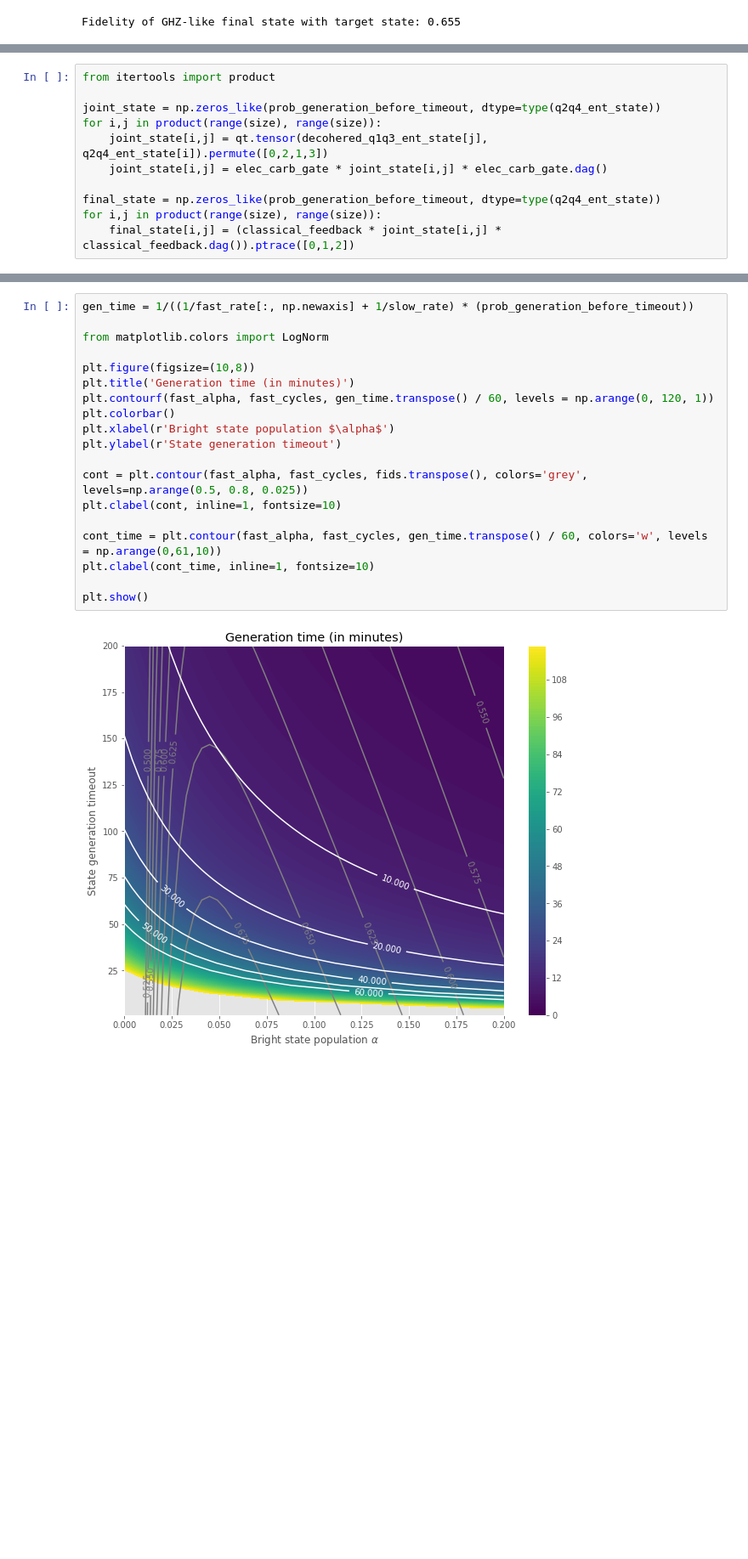
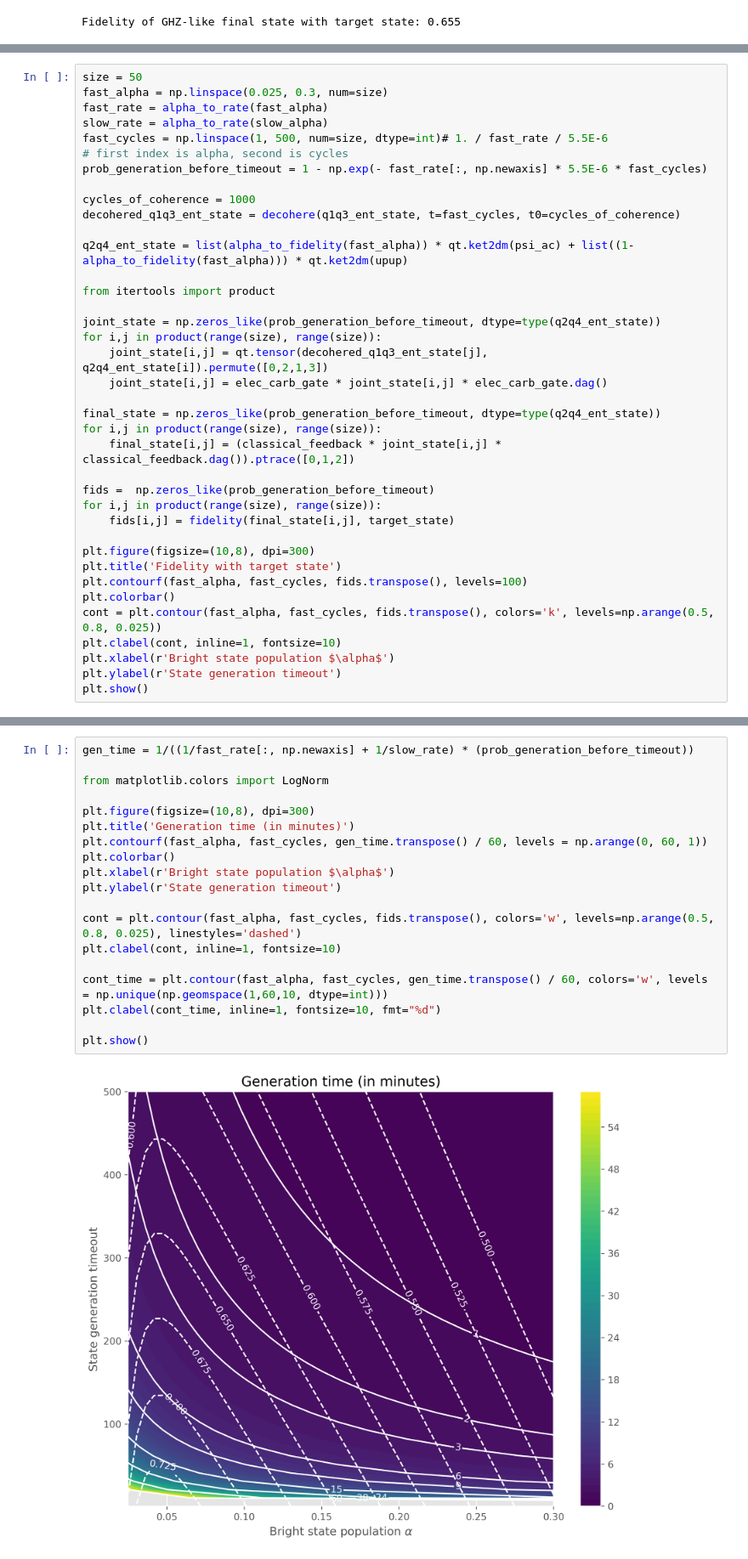
Before and after one commit to matpompili/go-nogo, a Jupyter notebook: Proposal.ipynb, the cells around one changed output, grey strips where cells are left out. Shown at 85% size. Saved outputs shown, nothing was run; the diff lists cells and outputs as text; blank space fills up the shorter version.

```diff
--- a/Proposal.ipynb
+++ b/Proposal.ipynb
@@ -259,4 +248,17 @@ q2q4_ent_state = list(alpha_to_fidelity(fast_alpha)) * qt.ket2dm(psi_ac) + list(
 # %%
+size = 50
+fast_alpha = np.linspace(0.025, 0.3, num=size)
+fast_rate = alpha_to_rate(fast_alpha)
+slow_rate = alpha_to_rate(slow_alpha)
+fast_cycles = np.linspace(1, 500, num=size, dtype=int)# 1. / fast_rate / 5.5E-6
+# first index is alpha, second is cycles
+prob_generation_before_timeout = 1 - np.exp(- fast_rate[:, np.newaxis] * 5.5E-6 * fast_cycles)
+
+cycles_of_coherence = 1000
+decohered_q1q3_ent_state = decohere(q1q3_ent_state, t=fast_cycles, t0=cycles_of_coherence)
+
+q2q4_ent_state = list(alpha_to_fidelity(fast_alpha)) * qt.ket2dm(psi_ac) + list((1- alpha_to_fidelity(fast_alpha))) * qt.ket2dm(upup)
+
 from itertools import product
 
 joint_state = np.zeros_like(prob_generation_before_timeout, dtype=type(q2q4_ent_state))
@@ -267,3 +269,17 @@ for i,j in product(range(size), range(size)):
 final_state = np.zeros_like(prob_generation_before_timeout, dtype=type(q2q4_ent_state))
 for i,j in product(range(size), range(size)):
     final_state[i,j] = (classical_feedback * joint_state[i,j] * classical_feedback.dag()).ptrace([0,1,2])
+
+fids =  np.zeros_like(prob_generation_before_timeout)
+for i,j in product(range(size), range(size)):
+    fids[i,j] = fidelity(final_state[i,j], target_state)
+
+plt.figure(figsize=(10,8), dpi=300)
+plt.title('Fidelity with target state')
+plt.contourf(fast_alpha, fast_cycles, fids.transpose(), levels=100)
+plt.colorbar()
+cont = plt.contour(fast_alpha, fast_cycles, fids.transpose(), colors='k', levels=np.arange(0.5, 0.8, 0.025))
+plt.clabel(cont, inline=1, fontsize=10)
+plt.xlabel(r'Bright state population $\alpha$')
+plt.ylabel(r'State generation timeout')
+plt.show()
@@ -286,21 +288,21 @@ plt.show()
 # %%
 gen_time = 1/((1/fast_rate[:, np.newaxis] + 1/slow_rate) * (prob_generation_before_timeout))
 
 from matplotlib.colors import LogNorm
 
-plt.figure(figsize=(10,8))
+plt.figure(figsize=(10,8), dpi=300)
 plt.title('Generation time (in minutes)')
-plt.contourf(fast_alpha, fast_cycles, gen_time.transpose() / 60, levels = np.arange(0, 120, 1))
+plt.contourf(fast_alpha, fast_cycles, gen_time.transpose() / 60, levels = np.arange(0, 60, 1))
 plt.colorbar()
 plt.xlabel(r'Bright state population $\alpha$')
 plt.ylabel(r'State generation timeout')
 
-cont = plt.contour(fast_alpha, fast_cycles, fids.transpose(), colors='grey', levels=np.arange(0.5, 0.8, 0.025))
+cont = plt.contour(fast_alpha, fast_cycles, fids.transpose(), colors='w', levels=np.arange(0.5, 0.8, 0.025), linestyles='dashed')
 plt.clabel(cont, inline=1, fontsize=10)
 
-cont_time = plt.contour(fast_alpha, fast_cycles, gen_time.transpose() / 60, colors='w', levels = np.arange(0,61,10))
-plt.clabel(cont_time, inline=1, fontsize=10)
+cont_time = plt.contour(fast_alpha, fast_cycles, gen_time.transpose() / 60, colors='w', levels = np.unique(np.geomspace(1,60,10, dtype=int)))
+plt.clabel(cont_time, inline=1, fontsize=10, fmt="%d")
 
 plt.show()
 # %% [output]
-[figure, old version]
+[figure, new version]
```
Also changed, not shown: parts of 15 cells of this notebook.
